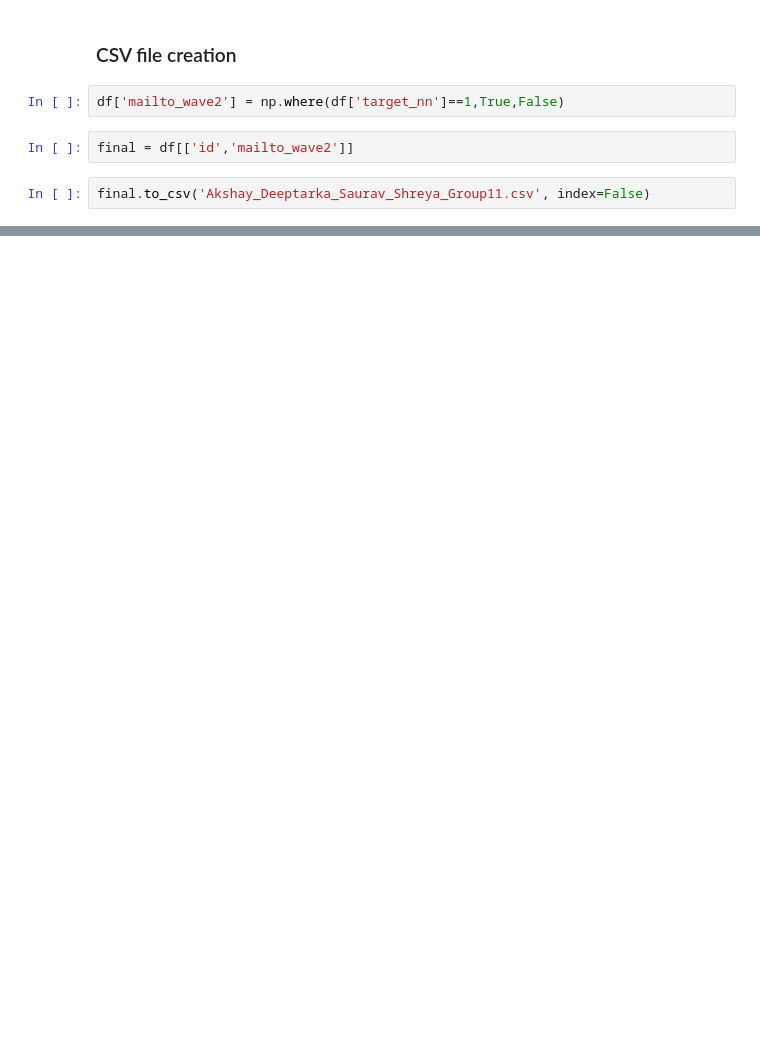
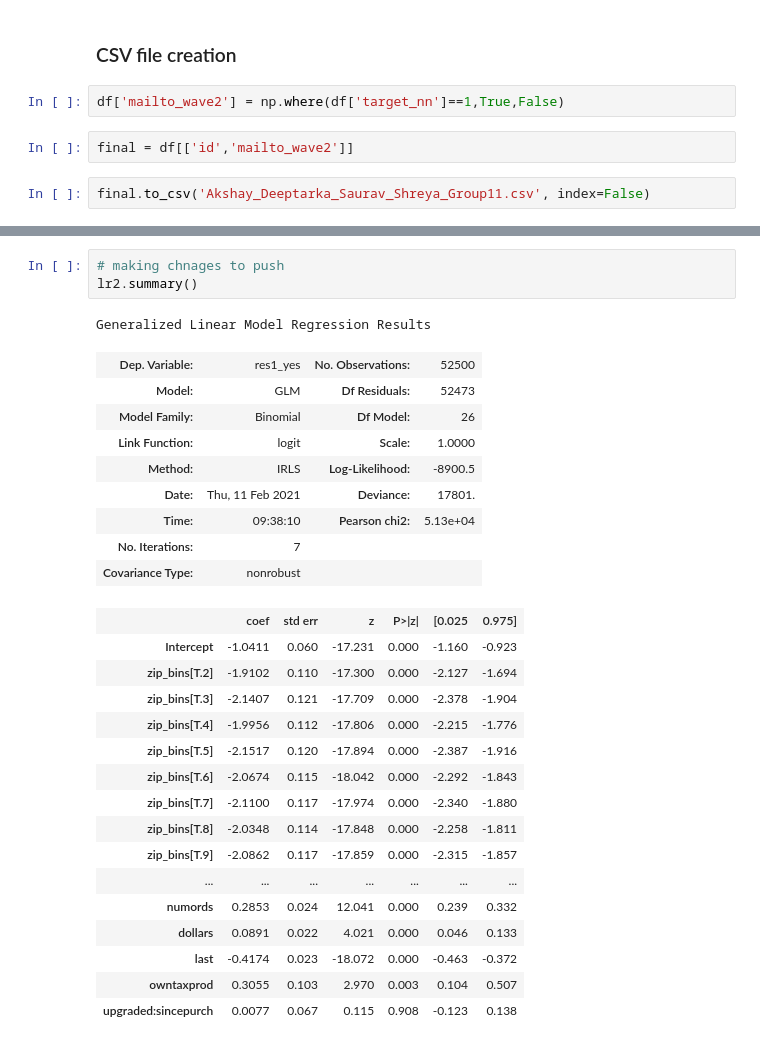
Before and after one commit to sauravjayan/Intuit-Quickbooks, a Jupyter notebook: intuit.ipynb, the cells around one changed output, grey strips where cells are left out. Cells and saved outputs as stored; diff of their text form; blank space fills up the shorter version.

```diff
--- a/intuit.ipynb
+++ b/intuit.ipynb
@@ -1161,0 +1303,30 @@ final.to_csv('Akshay_Deeptarka_Saurav_Shreya_Group11.csv', index=False)
+# %%
+# making chnages to push
+lr2.summary()
+# %% [output]
+Generalized Linear Model Regression Results
+| Dep. Variable: | res1_yes | No. Observations: | 52500 |
+| Model: | GLM | Df Residuals: | 52473 |
+| Model Family: | Binomial | Df Model: | 26 |
+| Link Function: | logit | Scale: | 1.0000 |
+| Method: | IRLS | Log-Likelihood: | -8900.5 |
+| Date: | Thu, 11 Feb 2021 | Deviance: | 17801. |
+| Time: | 09:38:10 | Pearson chi2: | 5.13e+04 |
+| No. Iterations: | 7 |  |  |
+| Covariance Type: | nonrobust |  |  |
+|  | coef | std err | z | P>|z| | [0.025 | 0.975] |
+| Intercept | -1.0411 | 0.060 | -17.231 | 0.000 | -1.160 | -0.923 |
+| zip_bins[T.2] | -1.9102 | 0.110 | -17.300 | 0.000 | -2.127 | -1.694 |
+| zip_bins[T.3] | -2.1407 | 0.121 | -17.709 | 0.000 | -2.378 | -1.904 |
+| zip_bins[T.4] | -1.9956 | 0.112 | -17.806 | 0.000 | -2.215 | -1.776 |
+| zip_bins[T.5] | -2.1517 | 0.120 | -17.894 | 0.000 | -2.387 | -1.916 |
+| zip_bins[T.6] | -2.0674 | 0.115 | -18.042 | 0.000 | -2.292 | -1.843 |
+| zip_bins[T.7] | -2.1100 | 0.117 | -17.974 | 0.000 | -2.340 | -1.880 |
+| zip_bins[T.8] | -2.0348 | 0.114 | -17.848 | 0.000 | -2.258 | -1.811 |
+| zip_bins[T.9] | -2.0862 | 0.117 | -17.859 | 0.000 | -2.315 | -1.857 |
+| ... | ... | ... | ... | ... | ... | ... |
+| numords | 0.2853 | 0.024 | 12.041 | 0.000 | 0.239 | 0.332 |
+| dollars | 0.0891 | 0.022 | 4.021 | 0.000 | 0.046 | 0.133 |
+| last | -0.4174 | 0.023 | -18.072 | 0.000 | -0.463 | -0.372 |
+| owntaxprod | 0.3055 | 0.103 | 2.970 | 0.003 | 0.104 | 0.507 |
+| upgraded:sincepurch | 0.0077 | 0.067 | 0.115 | 0.908 | -0.123 | 0.138 |
```
Also changed, not shown: parts of 30 cells of this notebook.
